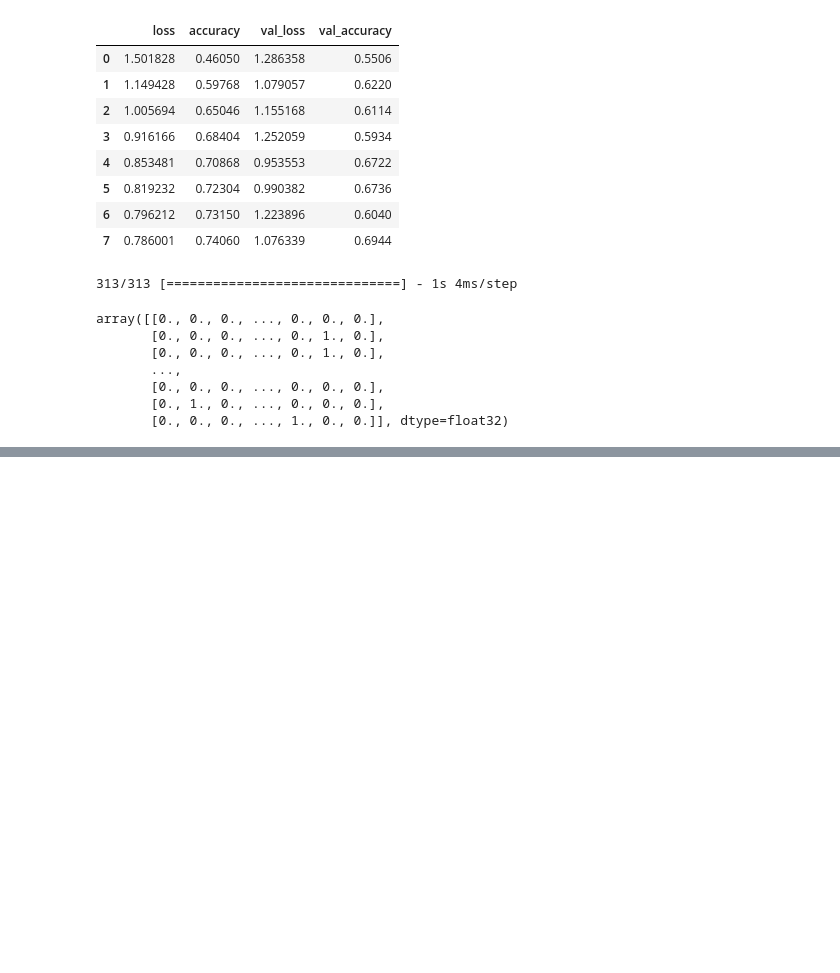
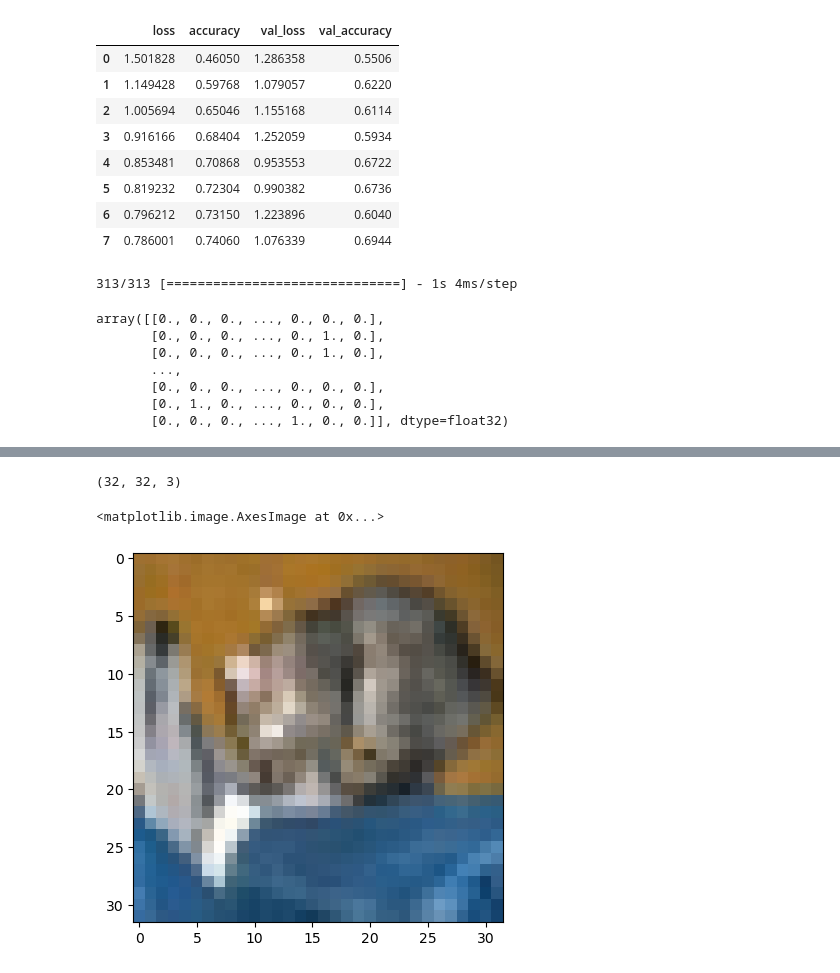
Before and after one commit to CR7sewey/CNN-projects, a Jupyter notebook: CNN - CIFAR-10.ipynb, the cells around one changed output, grey strips where cells are left out. Saved outputs shown, nothing was run; the diff lists cells and outputs as text; code cells hidden in the pictures; blank space fills up the shorter version.

Commit message:
CIFAR10 - DATASETS - add prediction

```diff
--- a/CNN - CIFAR-10.ipynb
+++ b/CNN - CIFAR-10.ipynb
@@ -330,0 +351,11 @@ pr
+# %%
+# PREDICTION TEST
+my_img = x_test[0]
+my_img.shape
+# %% [output]
+(32, 32, 3)
+# %%
+plt.imshow(my_img)
+# %% [output]
+<matplotlib.image.AxesImage at 0x...>
+[figure, added]
```
Also changed, not shown: parts of 4 cells of this notebook.
